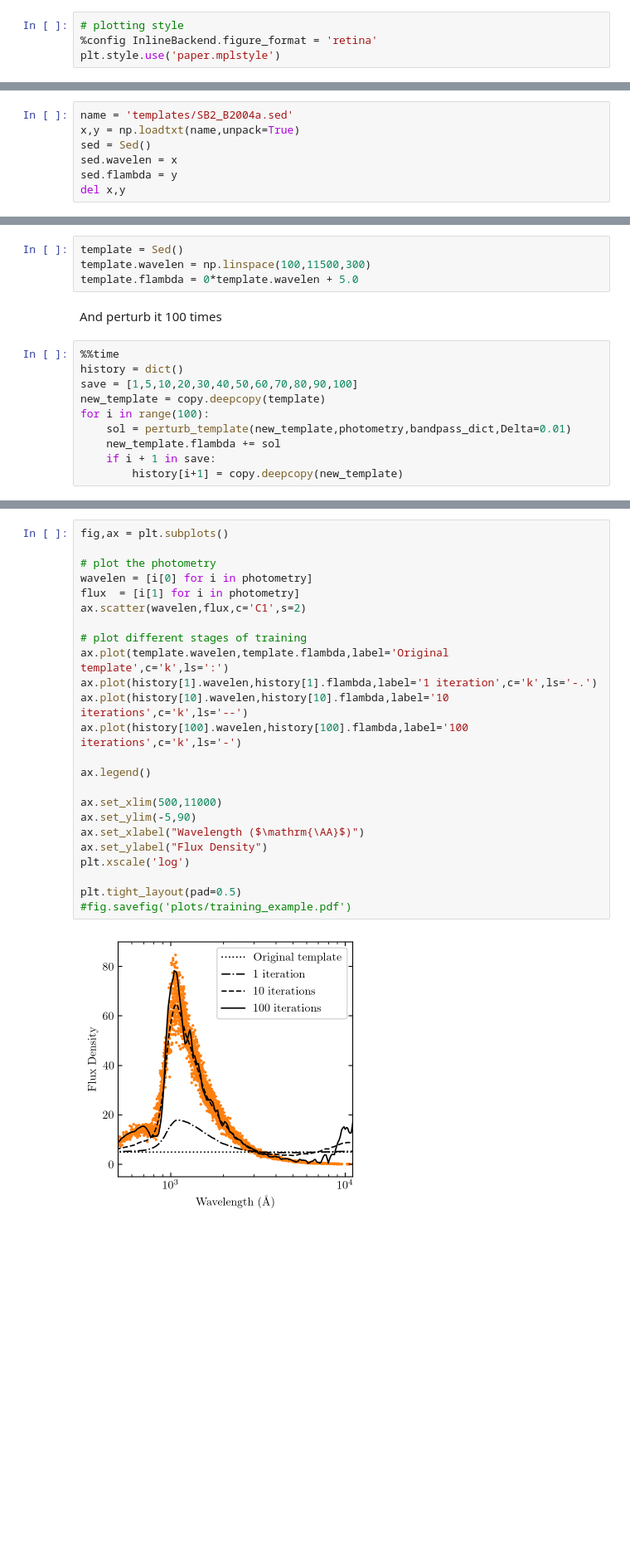
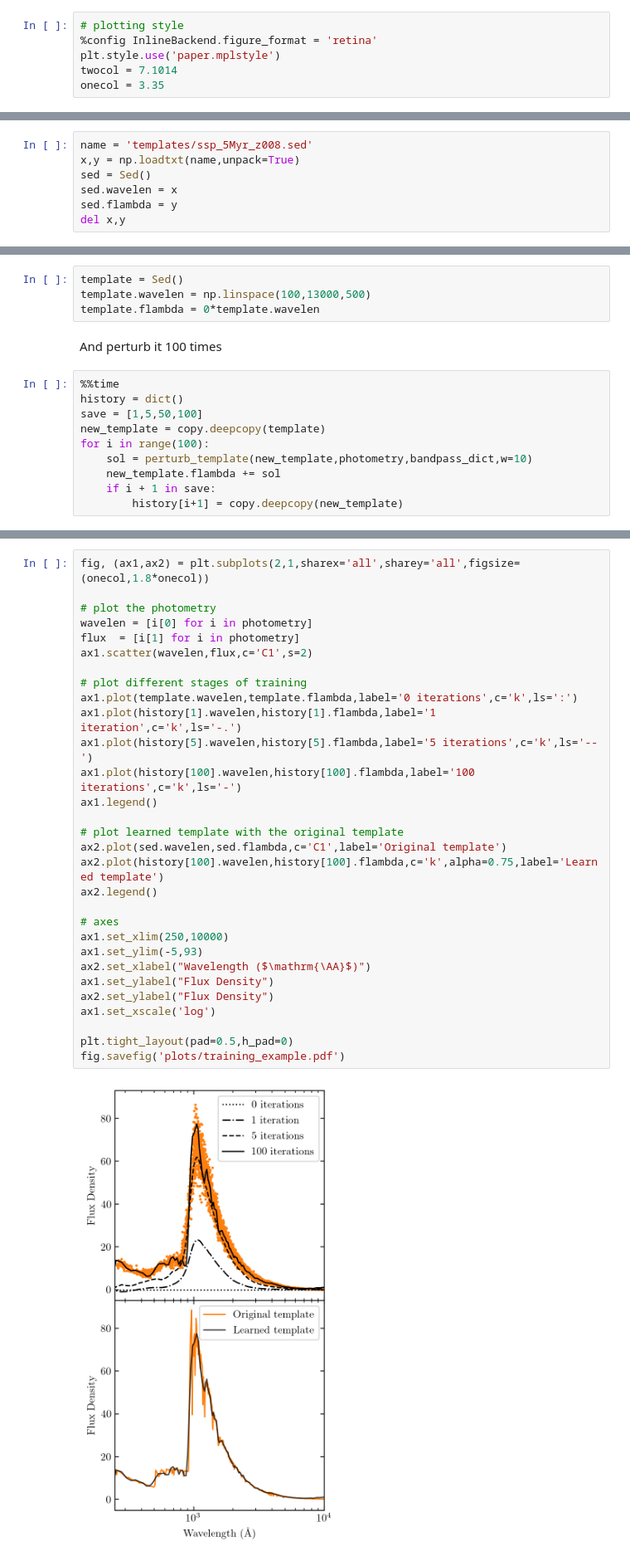
Before and after one commit to dirac-institute/photoz_template_learning, a Jupyter notebook: training_example.ipynb, the cells around one changed output, grey strips where cells are left out. Shown at 83% size. Saved outputs shown, nothing was run; the diff lists cells and outputs as text; blank space fills up the shorter version.

Commit message:
Fixed problems in training notebooks. Made a new training example.

```diff
--- a/training_example.ipynb
+++ b/training_example.ipynb
@@ -10,4 +10,6 @@ from modules import get_bandpass_dict, get_eff_wavelen, Sed, perturb_template
 # plotting style
 %config InlineBackend.figure_format = 'retina'
 plt.style.use('paper.mplstyle')
+twocol = 7.1014
+onecol = 3.35
 # %% [markdown]
@@ -15,5 +17,5 @@ Load one of the CWW+SB4 templates:
 # %%
-name = 'templates/SB2_B2004a.sed'
+name = 'templates/ssp_5Myr_z008.sed'
 x,y = np.loadtxt(name,unpack=True)
 sed = Sed()
 sed.wavelen = x
@@ -61,17 +63,17 @@ plt.show()
 Create a naive template
 # %%
 template = Sed()
-template.wavelen = np.linspace(100,11500,300)
-template.flambda = 0*template.wavelen + 5.0
+template.wavelen = np.linspace(100,13000,500)
+template.flambda = 0*template.wavelen
 # %% [markdown]
 And perturb it 100 times
 # %%
 %%time
 history = dict()
-save = [1,5,10,20,30,40,50,60,70,80,90,100]
+save = [1,5,50,100]
 new_template = copy.deepcopy(template)
 for i in range(100):
-    sol = perturb_template(new_template,photometry,bandpass_dict,Delta=0.01)
+    sol = perturb_template(new_template,photometry,bandpass_dict,w=10)
     new_template.flambda += sol
     if i + 1 in save:
         history[i+1] = copy.deepcopy(new_template)
@@ -81,26 +85,32 @@ Wall time: 2min 1s
 # %%
-fig,ax = plt.subplots()
+fig, (ax1,ax2) = plt.subplots(2,1,sharex='all',sharey='all',figsize=(onecol,1.8*onecol))
 
 # plot the photometry
 wavelen = [i[0] for i in photometry]
 flux  = [i[1] for i in photometry]
-ax.scatter(wavelen,flux,c='C1',s=2)
+ax1.scatter(wavelen,flux,c='C1',s=2)
 
 # plot different stages of training
-ax.plot(template.wavelen,template.flambda,label='Original template',c='k',ls=':')
-ax.plot(history[1].wavelen,history[1].flambda,label='1 iteration',c='k',ls='-.')
-ax.plot(history[10].wavelen,history[10].flambda,label='10 iterations',c='k',ls='--')
-ax.plot(history[100].wavelen,history[100].flambda,label='100 iterations',c='k',ls='-')
+ax1.plot(template.wavelen,template.flambda,label='0 iterations',c='k',ls=':')
+ax1.plot(history[1].wavelen,history[1].flambda,label='1 iteration',c='k',ls='-.')
+ax1.plot(history[5].wavelen,history[5].flambda,label='5 iterations',c='k',ls='--')
+ax1.plot(history[100].wavelen,history[100].flambda,label='100 iterations',c='k',ls='-')
+ax1.legend()
 
-ax.legend()
+# plot learned template with the original template
+ax2.plot(sed.wavelen,sed.flambda,c='C1',label='Original template')
+ax2.plot(history[100].wavelen,history[100].flambda,c='k',alpha=0.75,label='Learned template')
+ax2.legend()
 
-ax.set_xlim(500,11000)
-ax.set_ylim(-5,90)
-ax.set_xlabel("Wavelength ($\mathrm{\AA}$)")
-ax.set_ylabel("Flux Density")
-plt.xscale('log')
+# axes
+ax1.set_xlim(250,10000)
+ax1.set_ylim(-5,93)
+ax2.set_xlabel("Wavelength ($\mathrm{\AA}$)")
+ax1.set_ylabel("Flux Density")
+ax2.set_ylabel("Flux Density")
+ax1.set_xscale('log')
 
-plt.tight_layout(pad=0.5)
-#fig.savefig('plots/training_example.pdf')
+plt.tight_layout(pad=0.5,h_pad=0)
+fig.savefig('plots/training_example.pdf')
 # %% [output]
-[figure, old version]
+[figure, new version]
```
Also changed, not shown: parts of 4 cells of this notebook, 3 other files.
